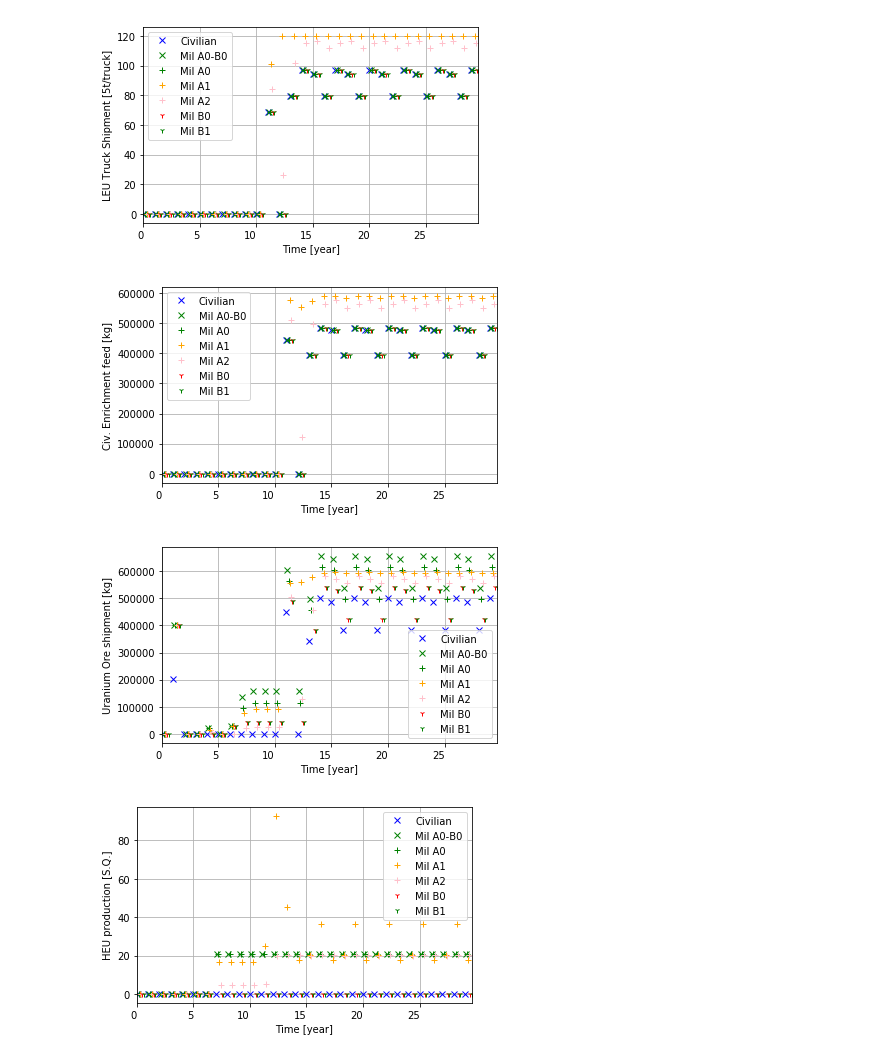
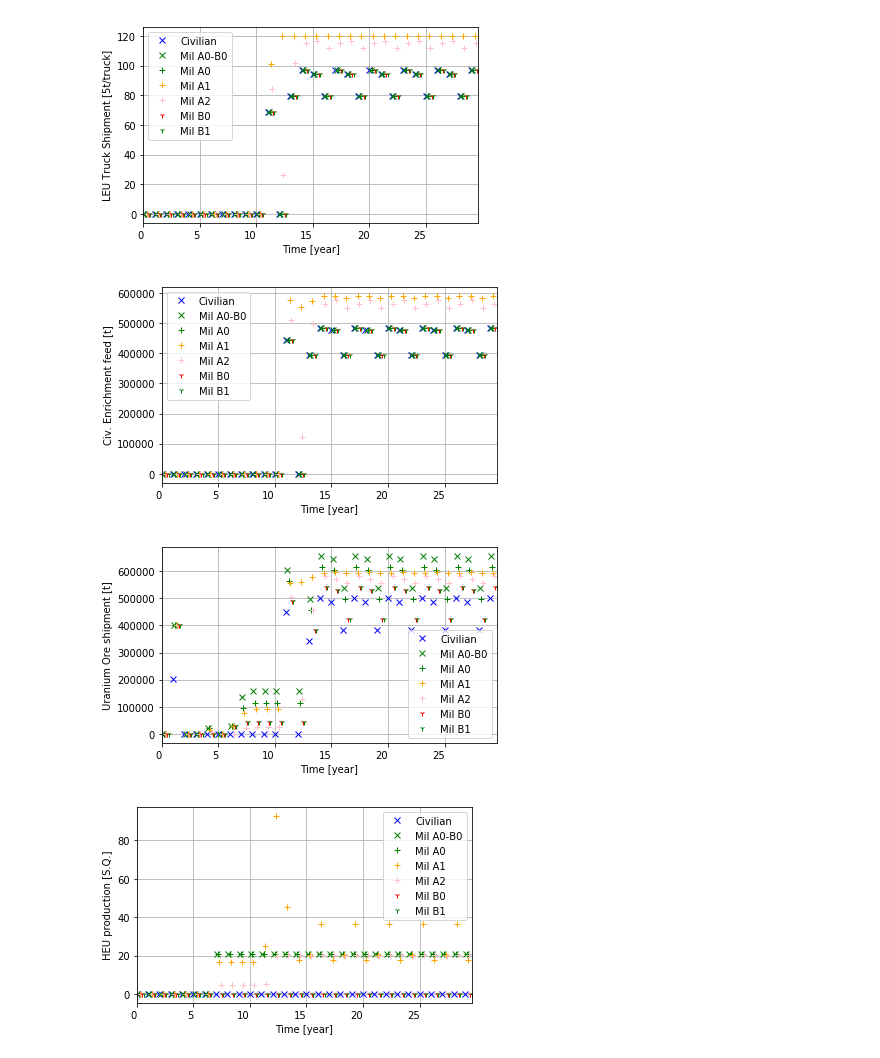
Before and after one commit to a-co/synthetic_history, a Jupyter notebook: Comparison.ipynb, the cells around one changed output. Cells and saved outputs as stored; diff of their text form; code cells hidden in the pictures.

```diff
--- a/Comparison.ipynb
+++ b/Comparison.ipynb
@@ -98,6 +98,13 @@ def loop(method, fac1=(), fac2=(), nucs=(), x_label='', y_label=''):
            pdfs.append(cyh.month2year(method(ev, senders=fac1, receivers=fac2),
                                       1, 12, val))
            pdfs[i]['Time'] +=0.1*i
+
+        elif method.__name__ == "PUSQ":
+           val = 'Mass'
+           pdfs.append(cyh.month2year(method(ev, senders=fac1, receivers=fac2),
+                                      1, 12, val))
+           pdfs[i]['Time'] +=0.1*i
+
 
         elif method.__name__ == "inventories":
             val = 'Quantity'
@@ -154,18 +163,20 @@ trucks_civ = loop(trucks, fac1=['civ_enrichment'],x_label='LEU Truck Shipment [5
 # %%
 trans_conversion = loop(tm.transactions,
                         fac1=['conversion'],
                         fac2=['civ_enrichment'],
-                        x_label='Civ. Enrichment feed [kg]',
+                        x_label='Civ. Enrichment feed [t]',
                         y_label='Time [year]')
+plt.savefig('civ_enrichment_feed.png')
 # %% [output]
-[figure, old version]
+[figure, new version]
 # %%
 trans_mines = loop(tm.transactions,
                    fac1=['milling'],
-                   x_label='Uranium Ore shipment [kg]',
+                   x_label='Uranium Ore shipment [t]',
                    y_label='Time [year]')
+plt.savefig('civ_ore_shipment.png')
 # %% [output]
-[figure, old version]
+[figure, new version]
 # %%
 def HEUSQ(ev, senders=(), receivers=()):
     df = tm.transactions(ev, senders=senders, receivers=receivers)
```
Also changed, not shown: parts of 7 cells of this notebook, 9 other files.
